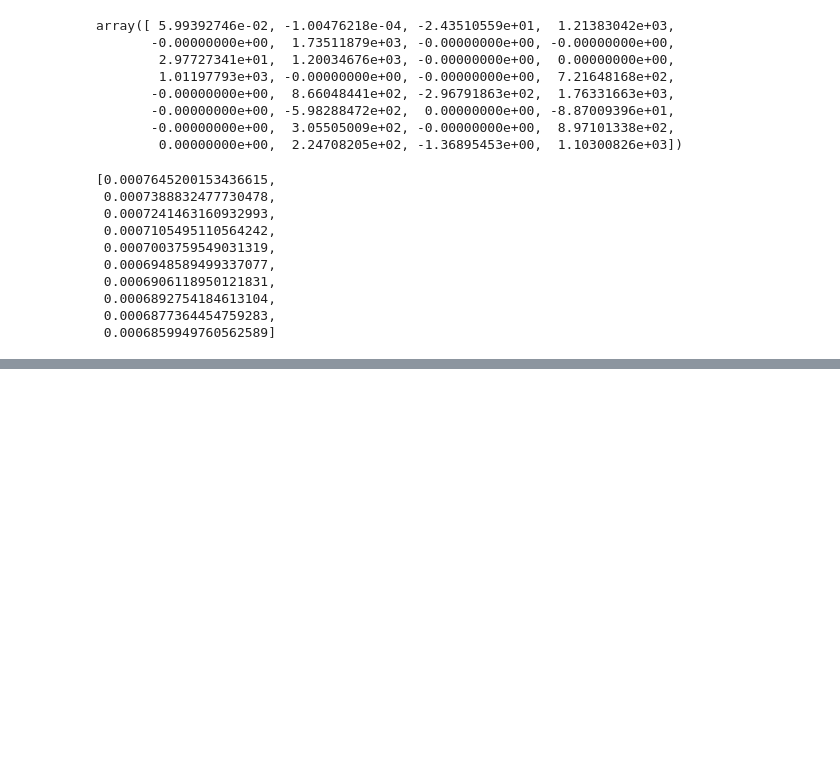
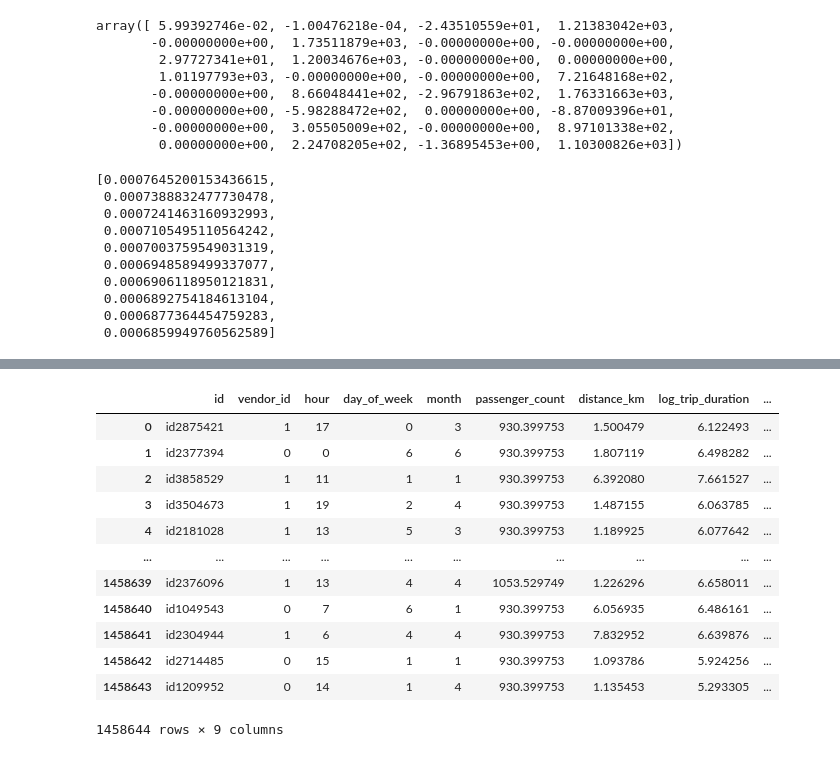
Before and after one commit to AlexanderGithubProfile/TEMP_WORKING_REPOSITORY, a Jupyter notebook: karpov_start_ml_course.ipynb, the cells around one changed output, grey strips where cells are left out. Drawn from its saved outputs; the diff is of its cells as text; code cells hidden in the pictures; blank space fills up the shorter version.

```diff
--- a/karpov_start_ml_course.ipynb
+++ b/karpov_start_ml_course.ipynb
@@ -809,0 +880,15 @@ scores
+# %%
+#Выделим значения часа, дня недели и номер месяца в отдельное значение и добавим к основному датасету
+taxi_dataset['hour'] = taxi_dataset['pickup_datetime'].astype('datetime64[h]').dt.hour
+taxi_dataset['day_of_week'] = taxi_dataset['pickup_datetime'].astype('datetime64[h]').dt.weekday
+taxi_dataset['month'] = taxi_dataset['pickup_datetime'].astype('datetime64[h]').dt.month
+
+#Приведем к бинарному виду категориальных колонок
+taxi_dataset['vendor_id'] = np.where(taxi_dataset.vendor_id == 1,0,1)
+taxi_dataset['store_and_fwd_flag'] = np.where(taxi_dataset.store_and_fwd_flag == 'Y',1,0)
+
+#Удалим избыточные колонки
+taxi_dataset.drop(['pickup_datetime', 'dropoff_datetime', 'passenger_count', 'pickup_longitude', 'pickup_latitude', 'dropoff_longitude', 'dropoff_latitude',	'store_and_fwd_flag'], axis=1, inplace=True)
+#Добавим колонки из обработанного датасета
+taxi_dataset = taxi_dataset.merge(processed_data[['id', 'passenger_count', 'distance_km', 'log_trip_duration']], on='id', how='left')
+taxi_dataset
@@ -809,0 +909,31 @@ scores
+# %%
+#Выделим пары 10-ти самых загруженных дней недели и часа, подготовим таблицу для объединения с основным датасетом
+right_side_to_merge = taxi_dataset.groupby(['day_of_week', 'hour'],as_index=False) \
+            .id.count() \
+            .sort_values(['id','hour', 'day_of_week'], ascending=False) \
+            .head(10) \
+            .reset_index(drop=True) \
+            [['day_of_week', 'hour']]
+
+#Приведем наш параметр пикового значения трафика к бинарному виду, где 1-пиковое время заказа в категории день недели - время в дне, 0 - стандартное время
+right_side_to_merge['traffic_jam'] = 1
+
+#Объединение признаков с общим датасетом
+processed_taxi_data = taxi_dataset.merge(right_side_to_merge, on=['day_of_week', 'hour'], how='left').fillna(0)
+processed_taxi_data['traffic_jam'] = processed_taxi_data['traffic_jam'].astype(int)
+
+processed_taxi_data
+# %% [output]
+|  | id | vendor_id | hour | day_of_week | month | passenger_count | distance_km | log_trip_duration | ... |
+| 0 | id2875421 | 1 | 17 | 0 | 3 | 930.399753 | 1.500479 | 6.122493 | ... |
+| 1 | id2377394 | 0 | 0 | 6 | 6 | 930.399753 | 1.807119 | 6.498282 | ... |
+| 2 | id3858529 | 1 | 11 | 1 | 1 | 930.399753 | 6.392080 | 7.661527 | ... |
+| 3 | id3504673 | 1 | 19 | 2 | 4 | 930.399753 | 1.487155 | 6.063785 | ... |
+| 4 | id2181028 | 1 | 13 | 5 | 3 | 930.399753 | 1.189925 | 6.077642 | ... |
+| ... | ... | ... | ... | ... | ... | ... | ... | ... | ... |
+| 1458639 | id2376096 | 1 | 13 | 4 | 4 | 1053.529749 | 1.226296 | 6.658011 | ... |
+| 1458640 | id1049543 | 0 | 7 | 6 | 1 | 930.399753 | 6.056935 | 6.486161 | ... |
+| 1458641 | id2304944 | 1 | 6 | 4 | 4 | 930.399753 | 7.832952 | 6.639876 | ... |
+| 1458642 | id2714485 | 0 | 15 | 1 | 1 | 930.399753 | 1.093786 | 5.924256 | ... |
+| 1458643 | id1209952 | 0 | 14 | 1 | 4 | 930.399753 | 1.135453 | 5.293305 | ... |
+1458644 rows × 9 columns
```
Also changed, not shown: parts of 10 cells of this notebook.
